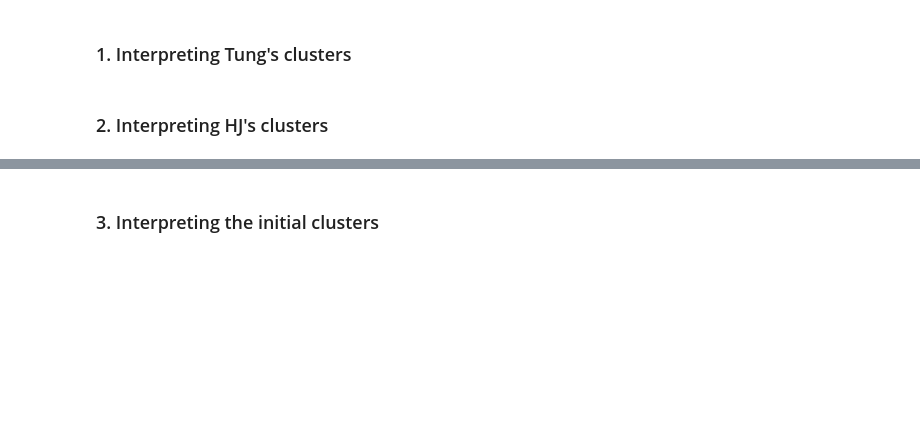
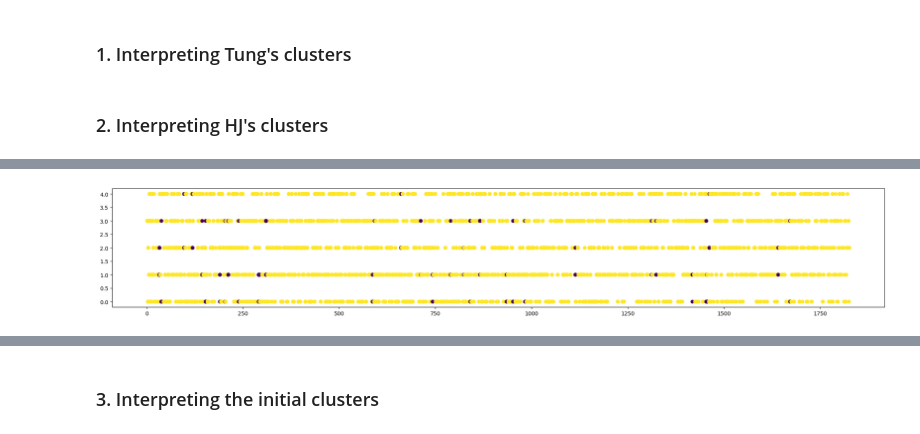
Before and after one commit to tungnd237/InventoryManagementAnalyst, a Jupyter notebook: sascha/final/0502_interpretable_clustering.ipynb, the cells around one changed output, grey strips where cells are left out. Drawn from its saved outputs; the diff is of its cells as text; code cells hidden in the pictures; blank space fills up the shorter version.

```diff
--- a/sascha/final/0502_interpretable_clustering.ipynb
+++ b/sascha/final/0502_interpretable_clustering.ipynb
@@ -64,7 +64,8 @@ category_columns = [
 ]
 
 void_columns = [
-   "Row ID", "Order ID", "Country"
+#    "Row ID",
+   "Order ID", "Country"
 ]
 
 # Customer Name <-> Customer ID
@@ -314,0 +347,6 @@ plt.show()
+# %%
+fig = plt.figure(figsize=(26,4))
+plt.scatter(c_product, y_cluster, c=c_isitsame)
+plt.show()
+# %% [output]
+[figure, added]
```
Also changed, not shown: parts of 17 cells of this notebook, 7 other files.
